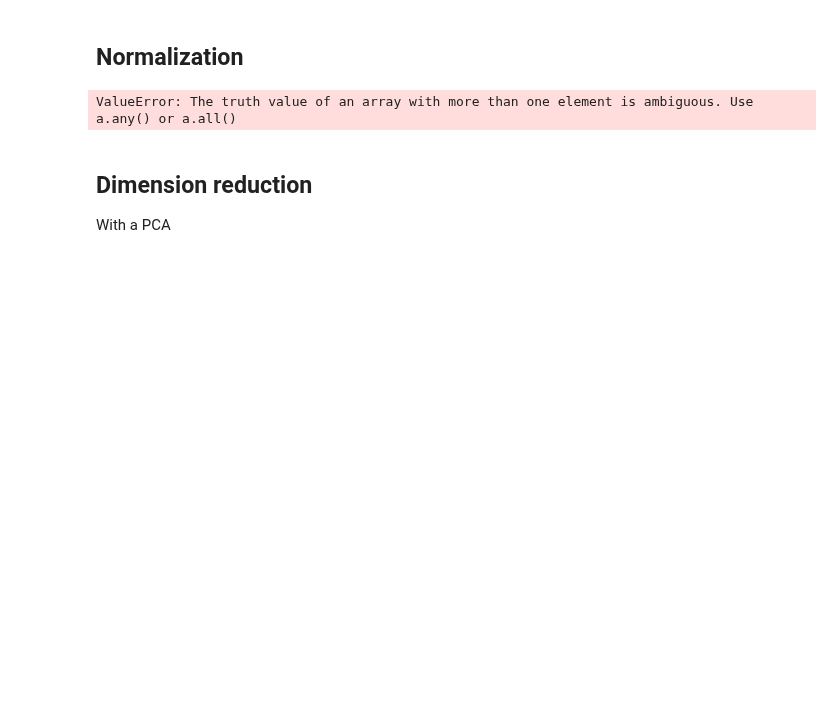
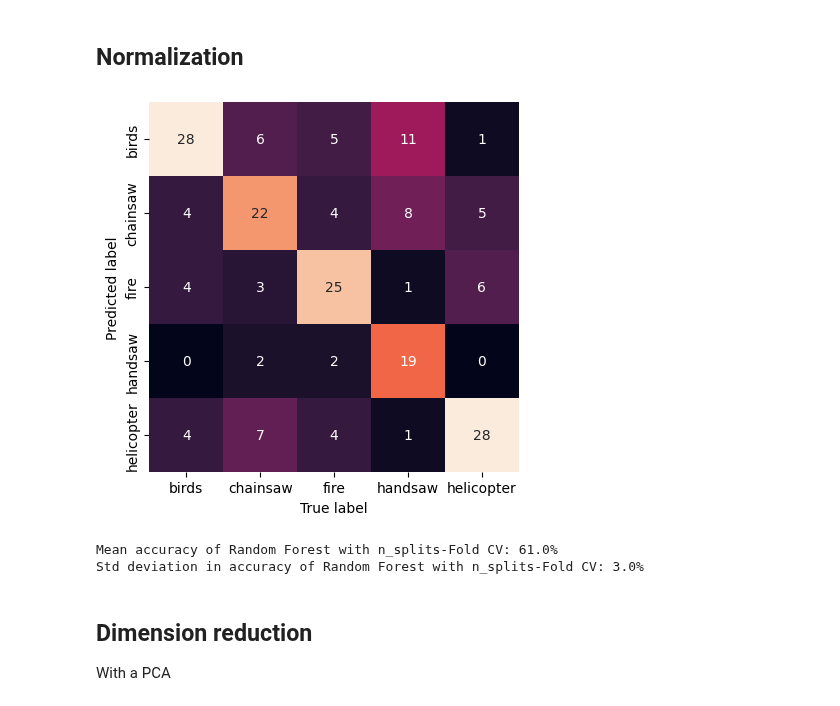
Before and after one commit to colinrenard/LELEC210X, a Jupyter notebook: classification/random_forest.ipynb, the cells around one changed output. Saved outputs shown, nothing was run; the diff lists cells and outputs as text; code cells hidden in the pictures; blank space fills up the shorter version.

Commit message:
threshold randomforest

```diff
--- a/classification/random_forest.ipynb
+++ b/classification/random_forest.ipynb
@@ -175,43 +175,53 @@ rf_classifier_normalized.fit(X_train_normalized, y_train)
 #%matplotlib inline
 #%matplotlib qt
 X_normalized = np.zeros_like(X)
+# for i in range(len(X)):
+#   if (np.linalg.norm(X[i]) != 0):
+#     mean = np.mean(X[i])
+#     X_normalized[i] = X[i] / mean
+
+
+
 for i in range(len(X)):
   if (np.linalg.norm(X[i]) != 0):
     mean = np.mean(X[i])
-    for j in range(len(X[0])):
-      if X_normalized[i][j] > 0.2 * mean:
-        X_normalized[i] = X_normalized[i]
+    l = len(X[i])
+    for j in range(l):
+      if (X[i][j] > 0.2*mean): # threshold : 0.2 * mean
+        X_normalized[i][j] = X[i][j] / mean
 
-n_splits = 3
+n_splits = 2
 kf = StratifiedKFold(n_splits=n_splits,shuffle=True)
 
 # To plot the global confusion matrix
 all_prediction = []
 all_true = []
 
 
 display_conf_matrix = True
 accuracy_rf = np.zeros((n_splits,))
 for k, idx in enumerate(kf.split(X, y)):
   (idx_learn, idx_val) = idx
   randomForestClassifier.fit(X_normalized[idx_learn], y[idx_learn])
   prediction_rf = randomForestClassifier.predict(X_normalized[idx_val])
   accuracy_rf[k] = accuracy(prediction_rf, y[idx_val])
 
   all_prediction.extend(prediction_rf)
   all_true.extend(y[idx_val])
 
   if (display_conf_matrix and k==n_splits - 1):
     show_confusion_matrix(all_prediction , all_true ,classnames)
     #display_conf_matrix = False
 
 print('Mean accuracy of Random Forest with n_splits-Fold CV: {:.1f}%'.format(100*accuracy_rf.mean()))
 print('Std deviation in accuracy of Random Forest with n_splits-Fold CV: {:.1f}%'.format(100*accuracy_rf.std()))
 
 filename = 'randomforestNormalized.pickle'
 pickle.dump(randomForestClassifier, open(model_dir+filename, 'wb'))
 # %% [output]
+[figure, added]
-ValueError: The truth value of an array with more than one element is ambiguous. Use a.any() or a.all()
+Mean accuracy of Random Forest with n_splits-Fold CV: 61.0%
+Std deviation in accuracy of Random Forest with n_splits-Fold CV: 3.0%
 # %% [markdown]
 ## Dimension reduction
 
```
